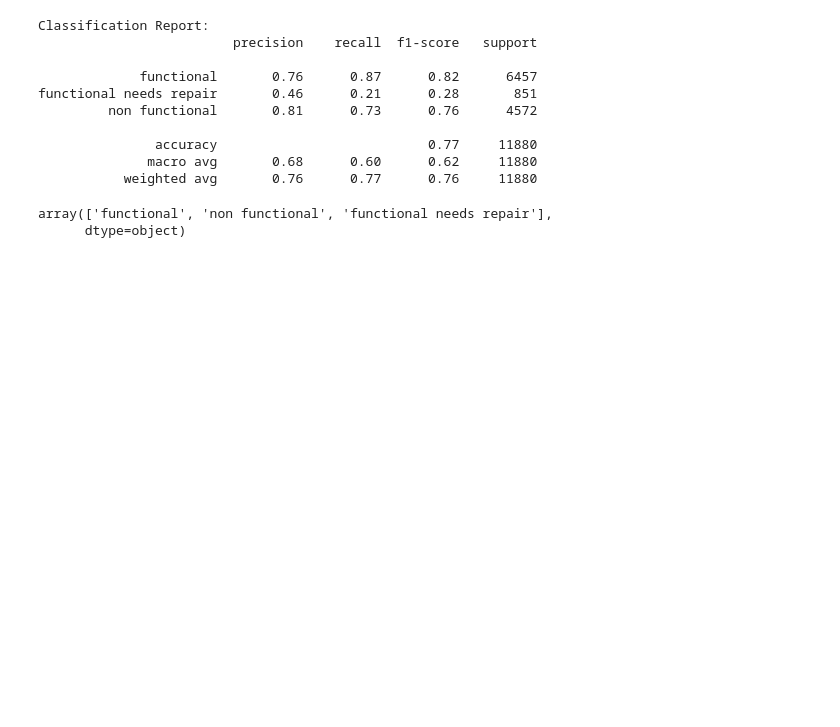
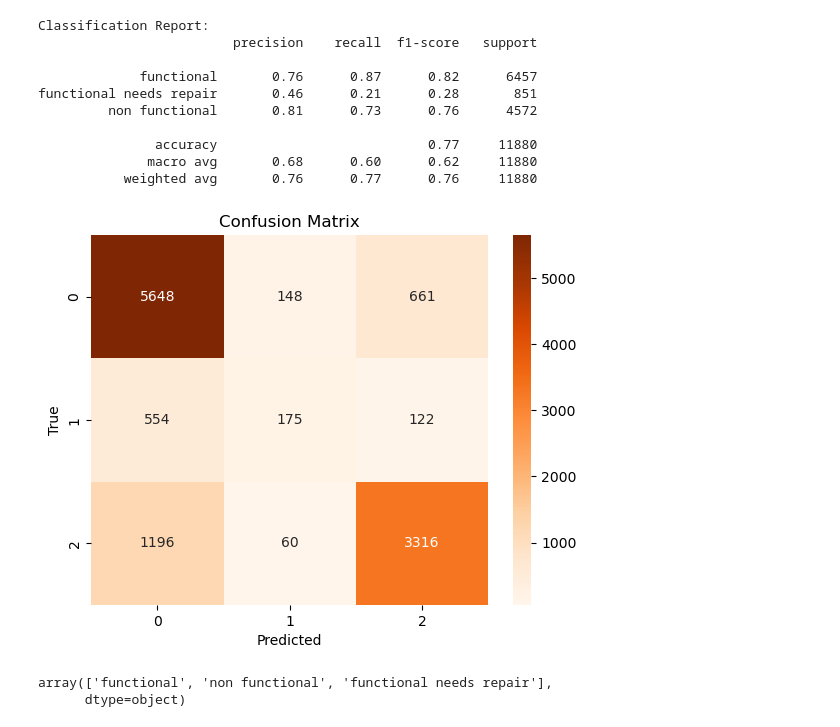
Before and after one commit to WinnieKabuya/dsc-phase-3-project-v2-3, a Jupyter notebook: student.ipynb, the cells around one changed output. Cells and saved outputs as stored; diff of their text form; code cells hidden in the pictures; blank space fills up the shorter version.

```diff
--- a/student.ipynb
+++ b/student.ipynb
@@ -595,6 +630,16 @@ functional needs repair       0.46      0.21      0.28       851
                accuracy                           0.77     11880
               macro avg       0.68      0.60      0.62     11880
            weighted avg       0.76      0.77      0.76     11880
+# %%
+#Plot the confusion matrix
+confusion_mat = confusion_matrix(y_val, y_pred)
+sns.heatmap(confusion_mat, annot=True, fmt='d', cmap='Oranges')
+plt.xlabel('Predicted')
+plt.ylabel('True')
+plt.title('Confusion Matrix')
+plt.show()
+# %% [output]
+[figure, added]
 # %%
 classes = y.unique()
 classes
```
Also changed, not shown: parts of 42 cells of this notebook, 1 other file.
